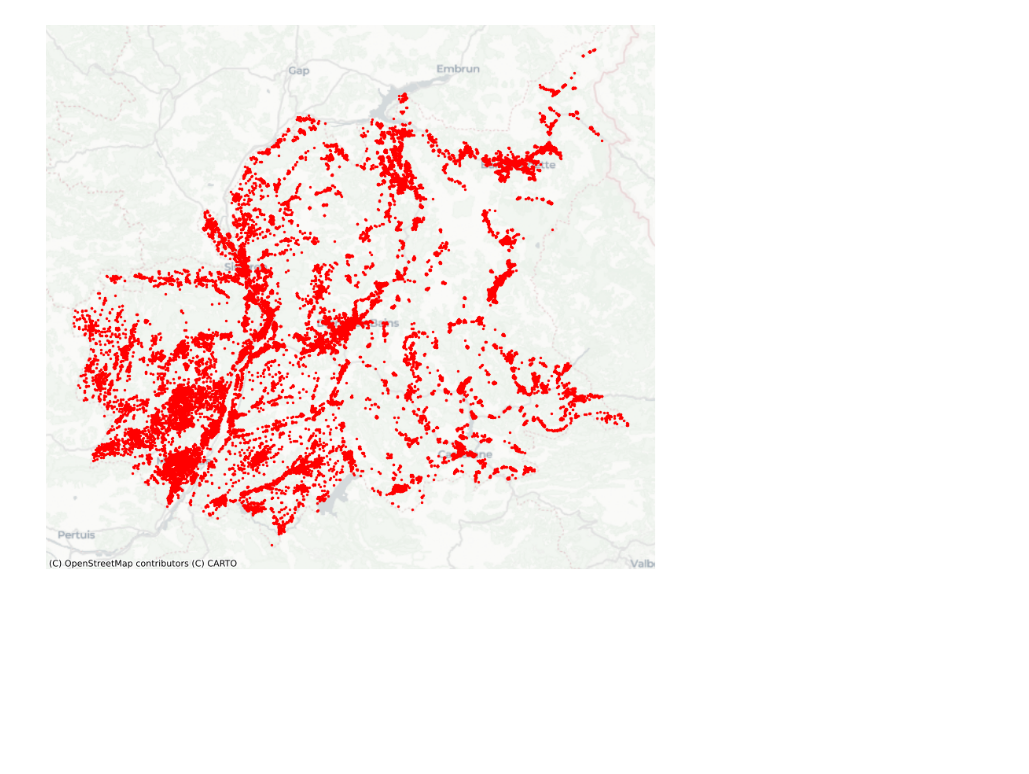
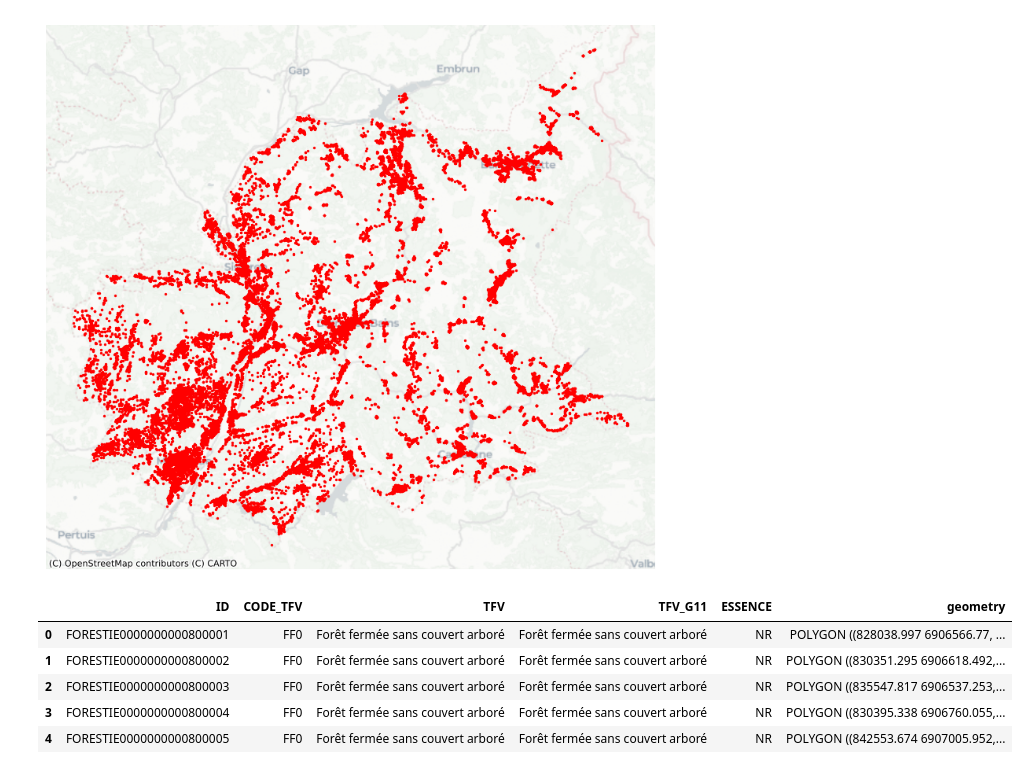
Before and after one commit to Khadidiatou1010/Groupe_KC_AHA_Python, a Jupyter notebook: main/ihf/data_visualization.ipynb, the cells around one changed output. Saved outputs shown, nothing was run; the diff lists cells and outputs as text; code cells hidden in the pictures; blank space fills up the shorter version.

```diff
--- a/main/ihf/data_visualization.ipynb
+++ b/main/ihf/data_visualization.ipynb
@@ -41,2 +39,12 @@ ax.set_axis_off()
 # %% [output]
 [figure]
+# %%
+gdf = extract_bdf.read_bd_forests_file(extract_bdf.BD_FORESTS_FILE[0])
+gdf.head()
+# %% [output]
+|  | ID | CODE_TFV | TFV | TFV_G11 | ESSENCE | geometry |
+| 0 | FORESTIE0000000000800001 | FF0 | Forêt fermée sans couvert arboré | Forêt fermée sans couvert arboré | NR | POLYGON ((828038.997 6906566.77, ... |
+| 1 | FORESTIE0000000000800002 | FF0 | Forêt fermée sans couvert arboré | Forêt fermée sans couvert arboré | NR | POLYGON ((830351.295 6906618.492,... |
+| 2 | FORESTIE0000000000800003 | FF0 | Forêt fermée sans couvert arboré | Forêt fermée sans couvert arboré | NR | POLYGON ((835547.817 6906537.253,... |
+| 3 | FORESTIE0000000000800004 | FF0 | Forêt fermée sans couvert arboré | Forêt fermée sans couvert arboré | NR | POLYGON ((830395.338 6906760.055,... |
+| 4 | FORESTIE0000000000800005 | FF0 | Forêt fermée sans couvert arboré | Forêt fermée sans couvert arboré | NR | POLYGON ((842553.674 6907005.952,... |
```
Also changed, not shown: parts of 5 cells of this notebook, 21 other files.
